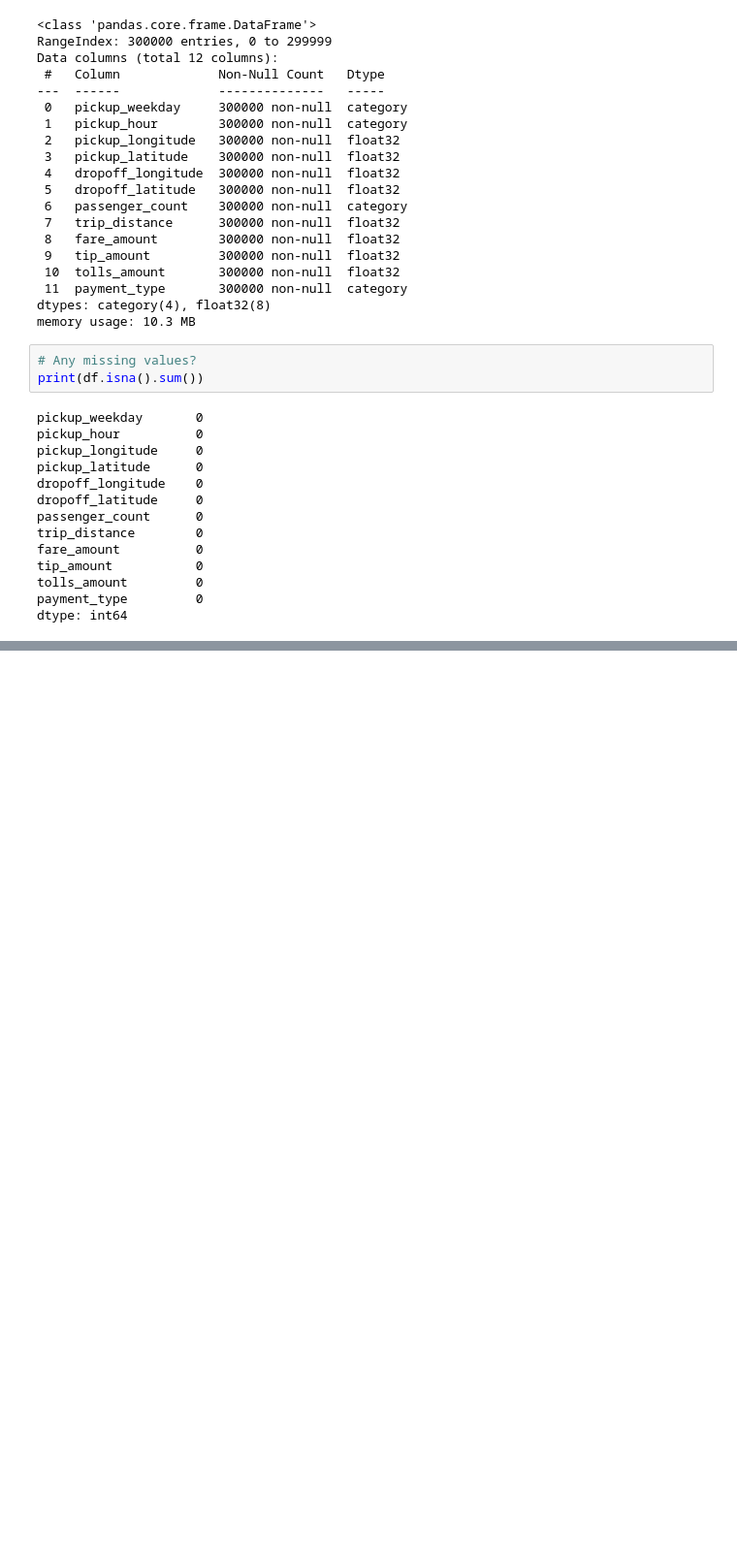
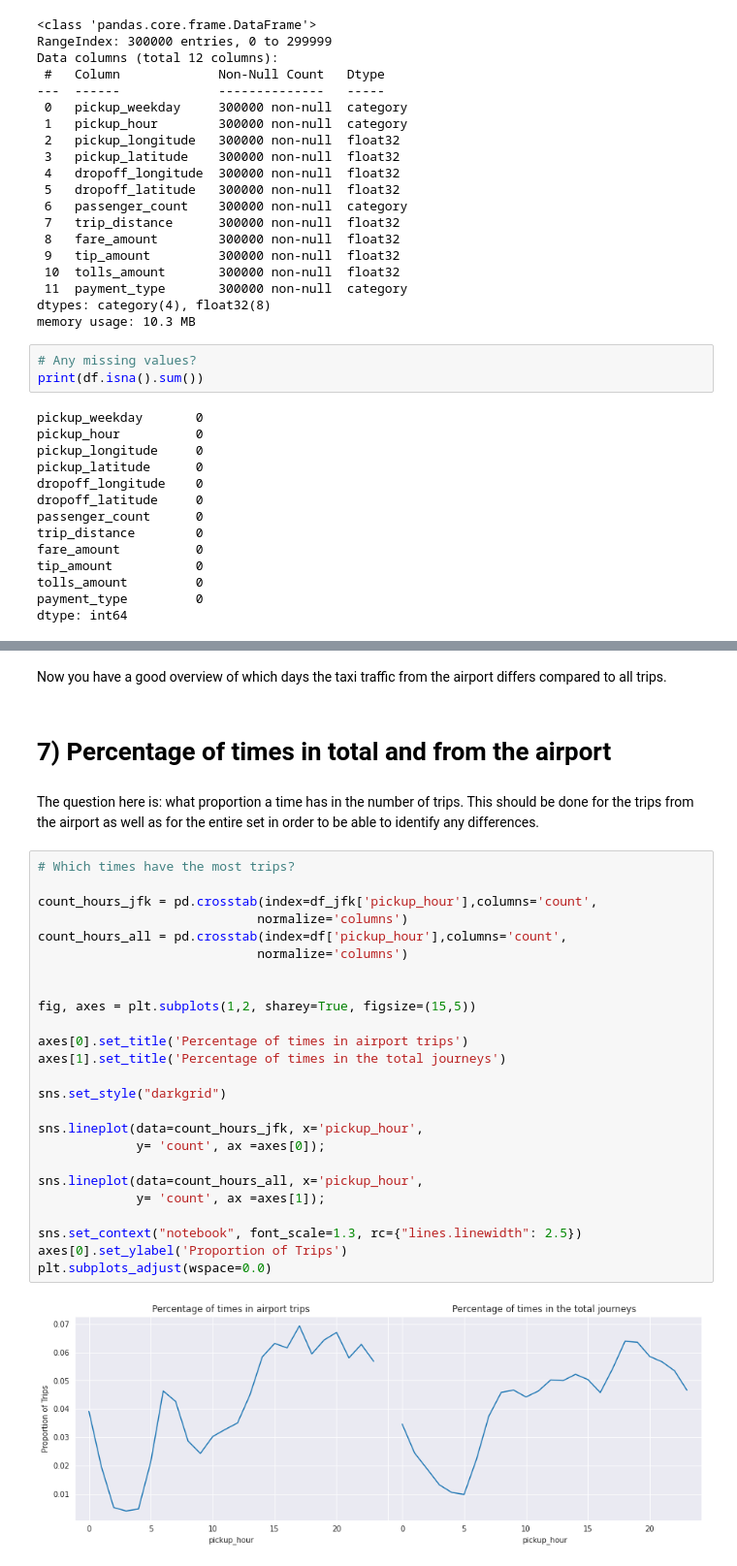
Before and after one commit to itsalwaysamir/dataanalysis-taxidata-nyjfk, a Jupyter notebook: analysis-of-taxi-data.ipynb, the cells around one changed output, grey strips where cells are left out. Shown: that part at 97% size. Saved outputs shown, nothing was run; the diff lists cells and outputs as text; blank space fills up the shorter version.

```diff
--- a/analysis-of-taxi-data.ipynb
+++ b/analysis-of-taxi-data.ipynb
@@ -186,0 +395,33 @@ dtype: int64
+# %% [markdown]
+Now you have a good overview of which days the taxi traffic from the airport differs compared to all trips.
+# %% [markdown]
+# **7) Percentage of times in total and from the airport**
+# %% [markdown]
+The question here is: what proportion a time has in the number of trips. This should be done for the trips from the airport as well as for the entire set in order to be able to identify any differences.
+# %%
+# Which times have the most trips?
+
+count_hours_jfk = pd.crosstab(index=df_jfk['pickup_hour'],columns='count',
+                             normalize='columns')
+count_hours_all = pd.crosstab(index=df['pickup_hour'],columns='count',
+                             normalize='columns')
+
+
+fig, axes = plt.subplots(1,2, sharey=True, figsize=(15,5))
+
+axes[0].set_title('Percentage of times in airport trips')
+axes[1].set_title('Percentage of times in the total journeys')
+
+sns.set_style("darkgrid")
+
+sns.lineplot(data=count_hours_jfk, x='pickup_hour',
+             y= 'count', ax =axes[0]);
+
+sns.lineplot(data=count_hours_all, x='pickup_hour',
+             y= 'count', ax =axes[1]);
+
+sns.set_context("notebook", font_scale=1.3, rc={"lines.linewidth": 2.5})
+axes[0].set_ylabel('Proportion of Trips')
+plt.subplots_adjust(wspace=0.0)
+# %% [output]
+[figure, added]
```
Also changed, not shown: parts of 22 cells of this notebook.
